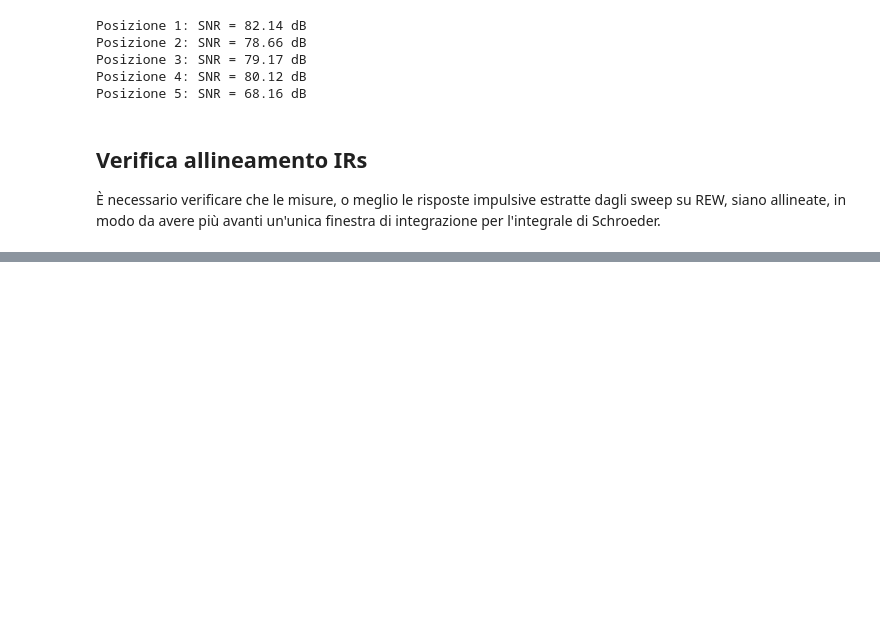
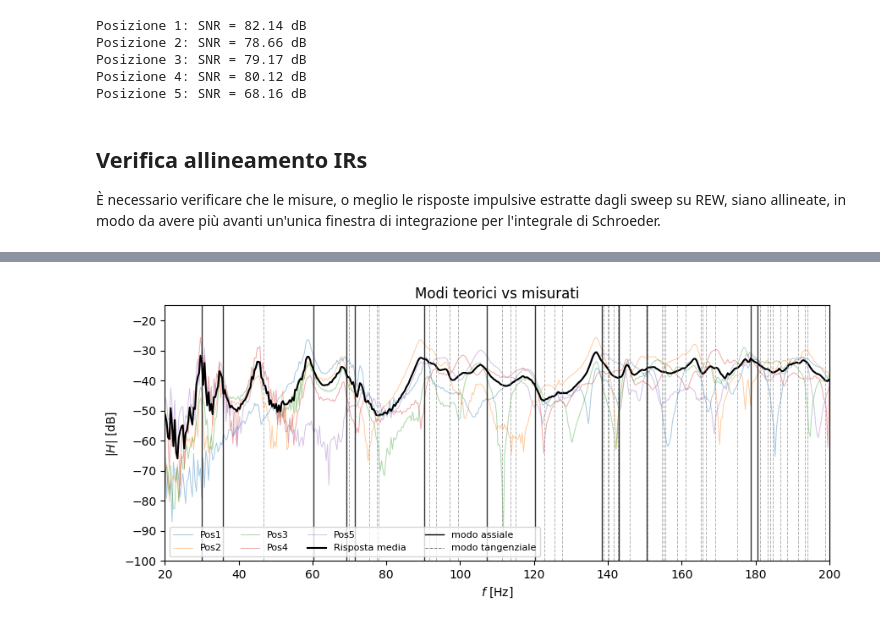
Before and after one commit to matteobernardi/Progetto-Acustica, a Jupyter notebook: notebooks/analisi.ipynb, the cells around one changed output, grey strips where cells are left out. Cells and saved outputs as stored; diff of their text form; code cells hidden in the pictures; blank space fills up the shorter version.

```diff
--- a/notebooks/analisi.ipynb
+++ b/notebooks/analisi.ipynb
@@ -185,0 +303,82 @@ Posizione 5: t_cross = 0.979 s, pendenza = -28.8 dB/s, 3 iterazioni, convergenza
+# %%
+import numpy as np
+import matplotlib.pyplot as plt
+
+LX, LY, LZ = 5.70, 4.80, 2.48           # m
+V  = LX * LY * LZ                        # 67.85 m^3
+S  = 2 * (LX*LY + LX*LZ + LY*LZ)         # 106.8 m^2
+LT = 4 * (LX + LY + LZ)                  # somma spigoli, 51.9 m
+c  = 343.0                               # m/s (~20 degC)
+
+F_MAX = 200    # Hz, frequenza massima dei modi da calcolare
+N_MAX = int(2 * F_MAX * LX / c) + 1 # Indice massimo da provare, ottenuto invertendo n_X da f_max
+
+modi = []
+
+for nx in range(N_MAX + 1):
+    for ny in range(N_MAX + 1):
+        for nz in range(N_MAX + 1):
+            if nx == 0 and ny == 0 and nz == 0:
+                continue
+            f = c / 2 * np.sqrt((nx / LX)**2 + (ny / LY)**2 + (nz / LZ)**2)
+            if f > F_MAX:
+                continue
+            # il tipo dipende da quanti indici sono diversi da zero
+            indici_non_nulli = (nx > 0) + (ny > 0) + (nz > 0)
+            if indici_non_nulli == 1:
+                tipo = 'assiale'
+                modi.append((f, nx, ny, nz, tipo))
+            elif indici_non_nulli == 2:
+                tipo = 'tangenziale'
+                modi.append((f, nx, ny, nz, tipo))
+            else:
+                tipo = 'obliquo'
+
+modi.sort()    # ordina per frequenza crescente (la frequenza e' il primo elemento)
+
+# riepilogo
+print(f'Modi non obliqui sotto {F_MAX} Hz: {len(modi)}')
+for tipo in ['assiale', 'tangenziale']:
+    quanti = 0
+    for modo in modi:
+        if modo[4] == tipo:
+            quanti += 1
+    print(f'  {tipo:<12} {quanti}')
+
+# tabella
+N_TABELLA = 30    # quanti modi stampare
+print(f'\nPrimi {N_TABELLA} modi:')
+print(f'{"f [Hz]":>8}   {"(nx, ny, nz)":<14} tipo')
+for f, nx, ny, nz, tipo in modi[:N_TABELLA]:
+    print(f'{f:>8.1f}   {str((nx, ny, nz)):<14} {tipo}')
+
+# media in potenza delle 5 posizioni misurate
+potenze = []
+for i in range(len(POSITIONS)):
+    potenze.append(10 ** (FRs[i] / 10))
+FR_media = 10 * np.log10(np.mean(potenze, axis=0))
+
+# confronto con le risposte in frequenza misurate
+fig, ax = plt.subplots(figsize=(9, 4))
+for i, pos in enumerate(POSITIONS):
+    ax.plot(FREQs[i], FRs[i], lw=0.7, alpha=0.4, label=f'Pos{pos}')
+ax.plot(FREQs[0], FR_media, color='black', lw=1.5, label='Risposta media')
+
+for f, nx, ny, nz, tipo in modi:
+    if tipo == 'assiale':
+        ax.axvline(f, color='black', lw=1, alpha=0.8)
+    else:
+        ax.axvline(f, color='gray', lw=0.7, alpha=0.6, ls='--')
+
+ax.plot([], [], color='black', lw=1, label='modo assiale')
+ax.plot([], [], color='gray', lw=0.7, ls='--', label='modo tangenziale')
+
+ax.set(xlim=(20, F_MAX), ylim=(-100, -15), xlabel=r'$f$ [Hz]', ylabel=r'$|H|$ [dB]',
+       title='Modi teorici vs misurati')
+ax.legend(loc='lower left', ncol=4, fontsize=8)
+#ax.grid(alpha=0.3, which='both')
+
+plt.tight_layout()
+fig.savefig(FIG_DIR / 'modi_teorici_vs_misura.png', dpi=200)
+plt.show()
+# %% [output]
@@ -185,0 +402 @@ Posizione 5: t_cross = 0.979 s, pendenza = -28.8 dB/s, 3 iterazioni, convergenza
+[figure, added]
```
Also changed, not shown: parts of 14 cells of this notebook, 27 other files.
